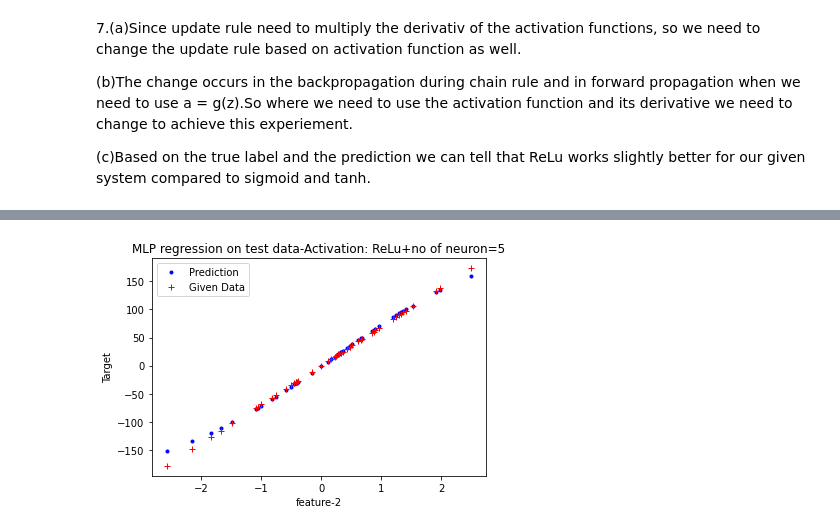
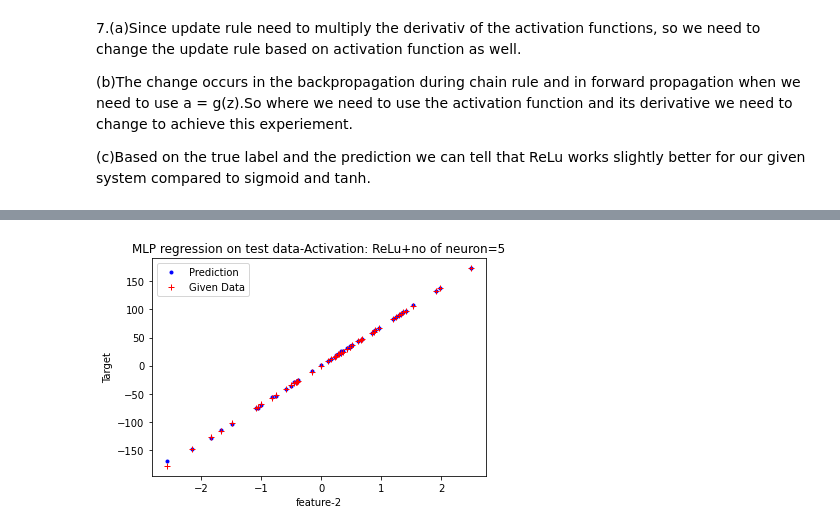
Before and after one commit to Mobashera-Alam/CS-5783-MachineLearning, a Jupyter notebook: CS-5783-MachineLearning/Assignment 2/Assignment2.ipynb, the cells around one changed output, grey strips where cells are left out. Saved outputs shown, nothing was run; the diff lists cells and outputs as text; code cells hidden in the pictures.

```diff
--- a/CS-5783-MachineLearning/Assignment 2/Assignment2.ipynb
+++ b/CS-5783-MachineLearning/Assignment 2/Assignment2.ipynb
@@ -34,7 +34,7 @@ def sigmoid(Z):
     return 1/(1+np.exp(-Z))
 
 def relu(Z):
-    return np.max(0,Z)
+    return np.maximum(0,Z)
 # %%
 #Shape of layer
 def layer_sizes(X, Y):
@@ -116,8 +117,8 @@ def backward_propagation(parameters, cache, X, Y, activation):
     if activation == "sigmoid":
         dZ1 = np.dot(W2.T,dZ2) * sigmoid(Z1) * (1 - sigmoid(Z1))
     elif activation == "relu":
-        dZ1 = np.array(np.dot(W2.T,dZ2), copy=True)
-        dZ1[Z1 <= 0] = 0.0
+        dZ1 = np.dot(W2.T,dZ2)
+        dZ1[Z1 <= 0.0] = 0.0
     elif activation == "tanh":
         dZ1 = np.dot(W2.T,dZ2) * (1 - np.tanh(Z1)*np.tanh(Z1))
     else:
@@ -818,45 +834,41 @@ b2 = [[0.0456287]]
 (49, 1)
 [figure]
 # %%
-def main():
-    xtrain = np.array(X_train)
-    ytrain = np.array(Y_train)
-    xtest = np.array(X_test)
-    ytest = np.array(Y_test)
-    # take mean and standard deviation of features of the training set for standardization
-    meanX = np.mean(xtrain, axis=0)
-    stdX = np.std(xtrain, axis=0)
-    # standardize features of the trainig set
-    xtrainSt = (xtrain - meanX) / stdX
-    xtrainSt = xtrainSt.T
-    meanY = np.mean(ytrain, axis=0)
-    stdY = np.std(ytrain, axis=0)
-    ytrainSt = (ytrain - meanY) / stdY
-    ytrainSt = ytrainSt.T
-    xtestSt = (xtest - meanX) / stdX
-    xtestSt = xtestSt.T
-    ytestSt = (ytest - meanY) / stdY
-    ytestSt = ytestSt.T
-    epochs=1000
-    lr = 0.1
-    activation = "tanh"
+xtrain = np.array(X_train)
+ytrain = np.array(Y_train)
+xtest = np.array(X_test)
+ytest = np.array(Y_test)
+# take mean and standard deviation of features of the training set for standardization
+meanX = np.mean(xtrain, axis=0)
+stdX = np.std(xtrain, axis=0)
+# standardize features of the trainig set
+xtrainSt = (xtrain - meanX) / stdX
+xtrainSt = xtrainSt.T
+meanY = np.mean(ytrain, axis=0)
+stdY = np.std(ytrain, axis=0)
+ytrainSt = (ytrain - meanY) / stdY
+ytrainSt = ytrainSt.T
+xtestSt = (xtest - meanX) / stdX
+xtestSt = xtestSt.T
+ytestSt = (ytest - meanY) / stdY
+ytestSt = ytestSt.T
+epochs=1000
+lr = 0.1
+activation = "relu"
 
-    parameters, cost_tot = MLP_model(xtrainSt, ytrainSt, 5, lr, activation,epochs, print_cost=True)
-    print("W1 = " + str(parameters["W1"]))
-    print("b1 = " + str(parameters["b1"]))
-    print("W2 = " + str(parameters["W2"]))
-    print("b2 = " + str(parameters["b2"]))
-    print(ytest.shape)
-    #Back to original
-    ytestHatSt = predict(parameters, xtestSt, activation)
-    ytestHat = ytestHatSt*stdY+meanY
-    plt.plot(X_test[:,1],ytestHat.T,'.',c='b',label='Prediction')
-    plt.plot(X_test[:,1], Y_test,'+',c = 'r', label='Given Data')
-    plt.legend()
-    plt.xlabel('feature-2')
-    plt.ylabel('Target')
-    plt.title('MLP regression on test data-Activation: ReLu+no of neuron=5')
-
-if __name__ == "__main__":
-    main()
+parameters, cost_tot = MLP_model(xtrainSt, ytrainSt, 5, lr, activation,epochs, print_cost=True)
+print("W1 = " + str(parameters["W1"]))
+print("b1 = " + str(parameters["b1"]))
+print("W2 = " + str(parameters["W2"]))
+print("b2 = " + str(parameters["b2"]))
+print(ytest.shape)
+#Back to original
+ytestHatSt = predict(parameters, xtestSt, activation)
+ytestHat = ytestHatSt*stdY+meanY
+plt.plot(X_test[:,1],ytestHat.T,'.',c='b',label='Prediction')
+plt.plot(X_test[:,1], Y_test,'+',c = 'r', label='Given Data')
+plt.legend()
+plt.xlabel('feature-2')
+plt.ylabel('Target')
+plt.title('MLP regression on test data-Activation: ReLu+no of neuron=5')
 # %% [output]
@@ -877 +891 @@ b2 = [[0.05334352]]
-[figure, old version]
+[figure, new version]
```
Also changed, not shown: parts of 14 cells of this notebook.
